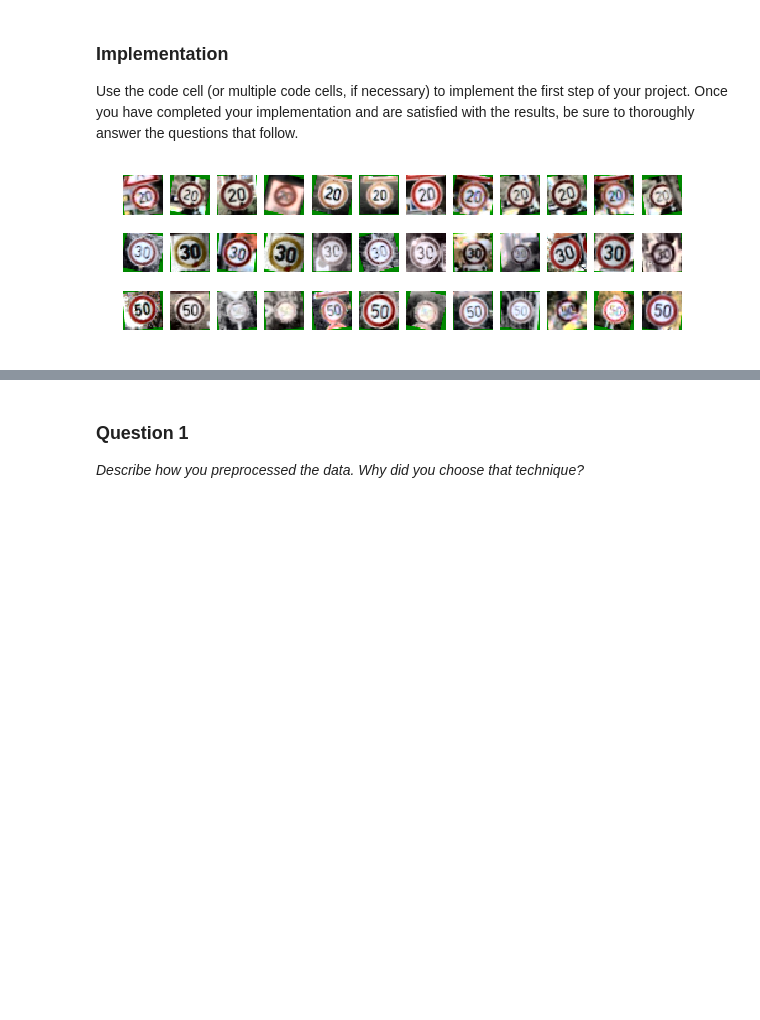
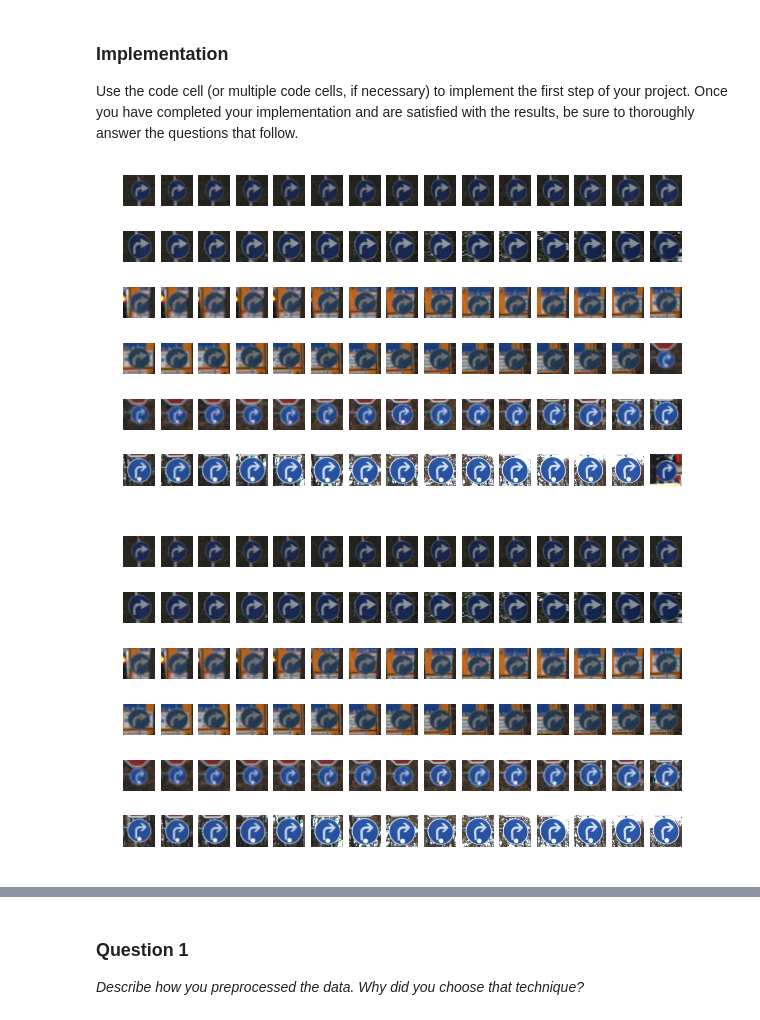
Before and after one commit to antorsae/CarND-Traffic-Sign-Classifier-Project, a Jupyter notebook: Traffic_Sign_Classifier.ipynb, the cells around one changed output, grey strips where cells are left out. Drawn from its saved outputs; the diff is of its cells as text; code cells hidden in the pictures; blank space fills up the shorter version.

Commit message:
Better variance due to smarter validation/train split accounting for 30 frame bursts

```diff
--- a/Traffic_Sign_Classifier.ipynb
+++ b/Traffic_Sign_Classifier.ipynb
@@ -131,8 +133,35 @@ Here is an example of a [published baseline model on this problem](http://yann.l
 ### Implementation
 
 Use the code cell (or multiple code cells, if necessary) to implement the first step of your project. Once you have completed your implementation and are satisfied with the results, be sure to thoroughly answer the questions that follow.
+# %%
+# the training dataset is composed of bursts of images from the same video
+# typically each video has 30 images and they are sequential in the set
+# however the size of the training set 39209 is not divisible by 30
+# there's one missing image at index 30*1122+29 (found by visual inspection)
+# the code below just duplicates the previous one to make the training
+# set bursts aligned each 30 images.
+
+fig, axes = plt.subplots(6, 15, figsize=(10,6))
+
+for i, ax in enumerate(axes.flat):
+    ax.set_axis_off()
+    ax.imshow(X_train[(30*1121)+i])
+plt.show()
+
+X_train = np.insert(X_train,30*1122+29, X_train[30*1122+28], axis=0)
+y_train = np.insert(y_train,30*1122+29, y_train[30*1122+28], axis=0)
+
+fig, axes = plt.subplots(6, 15, figsize=(10,6))
+for i, ax in enumerate(axes.flat):
+    ax.set_axis_off()
+    ax.imshow(X_train[(30*1121)+i])
+plt.show()
+# %% [output]
+[figure, added]
+[figure, added]
 # %%
 ### Preprocess the data here.
+### Generate data additional data (OPTIONAL!)
 ### Feel free to use as many code cells as needed.
 import cv2
 
@@ -152,38 +181,41 @@ def to_yuv(items):
 
 def equalize(items):
     equalized_item = np.copy(items)
+    clahe = cv2.createCLAHE(clipLimit=2.0, tileGridSize=(4,4))
     for item in range(items.shape[0]):
-        equalized_item[item,:,:,0] = cv2.equalizeHist(items[item,:,:,0])
+        equalized_item[item,:,:,0] = clahe.apply(items[item,:,:,0])
     return equalized_item
+
+def normalize(items):
+    return equalize(to_yuv(items))
 
 def fake_items(items):
     faked = np.empty_like(items)
     cols,rows = image_shape
+    box = np.float32([[0.,0.],[0.,32.],[32.,0.],[32.,32.]])
     for item in range(items.shape[0]):
+        #distbox = box + np.random.rand(4,2) * 6. * np.float32([[1,1],[1,-1],[-1,1],[-1,-1]])
+        #M = cv2.getPerspectiveTransform(np.array(distbox,dtype=np.float32),box)
+        #faked[item,:,:,:] = cv2.warpPerspective(items[item,:,:,:],M,(cols,rows))
+
+        # uncomment the following two lines for rotation, center of rotation and scaling (and comment above)
         M = cv2.getRotationMatrix2D((cols/2+random.randint(-2,2),rows/2+random.randint(-2,2)),random.uniform(-15,15),random.uniform(0.95,1.05))
         faked[item,:,:,:] = cv2.warpAffine(items[item,:,:,:],M,(cols,rows))
+
     return faked
 
-fake_factor = 20
+# how many additional (faked) copies do we need?
+fake_factor = 5
 
 # initialize ?_train_faked as empty arrays first
 X_train_faked = np.array([],dtype=X_train.dtype).reshape((0,32,32,3))
 y_train_faked = []
 
+# normalize in YUV colorspace (Y from 0:255, UV as-is)
+X_train_normalized = normalize(X_train)
+X_test_normalized  = normalize(X_test)
+
 # fake fake_factor copies of each train item
 for i in range(fake_factor):
-    X_train_faked = np.concatenate((X_train_faked, fake_items(equalize(to_yuv(X_train)))))
+    X_train_faked = np.concatenate((X_train_faked, fake_items(X_train_normalized)))
     y_train_faked = np.concatenate((y_train_faked, y_train))
-
-# normalize in YUV colorspace (Y from 0:255, UV as-is)
-#X_train_faked = normalize_yuv(to_yuv(X_train_faked))
-X_test_normalized = equalize(to_yuv(X_test))
-
-# show a few faked items
-fig, axes = plt.subplots(3, 12, figsize=(10,3))
-for i, ax in enumerate(axes.flat):
-    ax.set_axis_off()
-    ax.imshow(cv2.cvtColor(X_train_faked[classes_index[int(i/classes_per_row)][i % classes_per_row]], cv2.COLOR_YCrCb2RGB))
-plt.show()
-# %% [output]
-[figure, removed]
```
Also changed, not shown: parts of 14 cells of this notebook.
